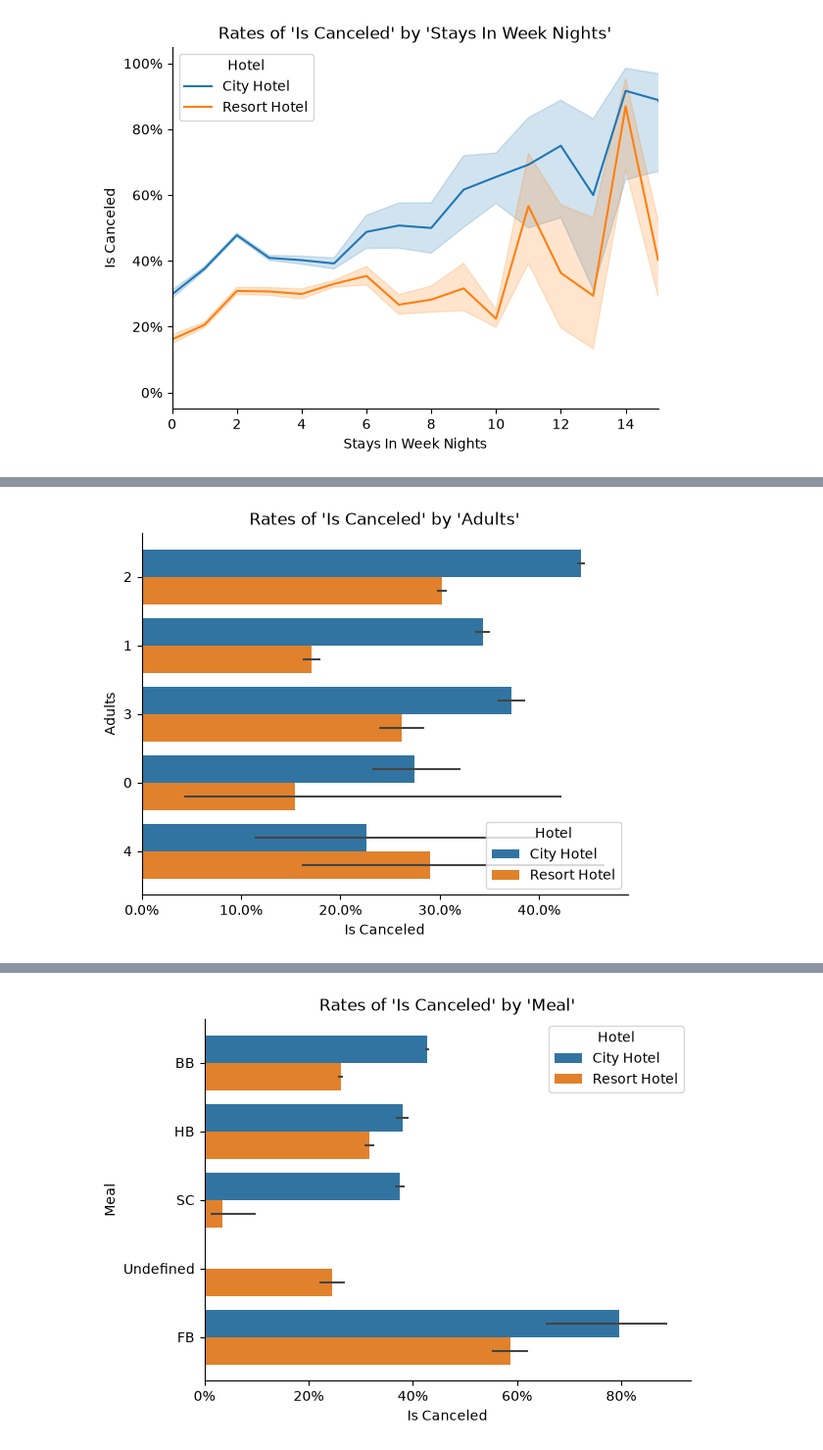
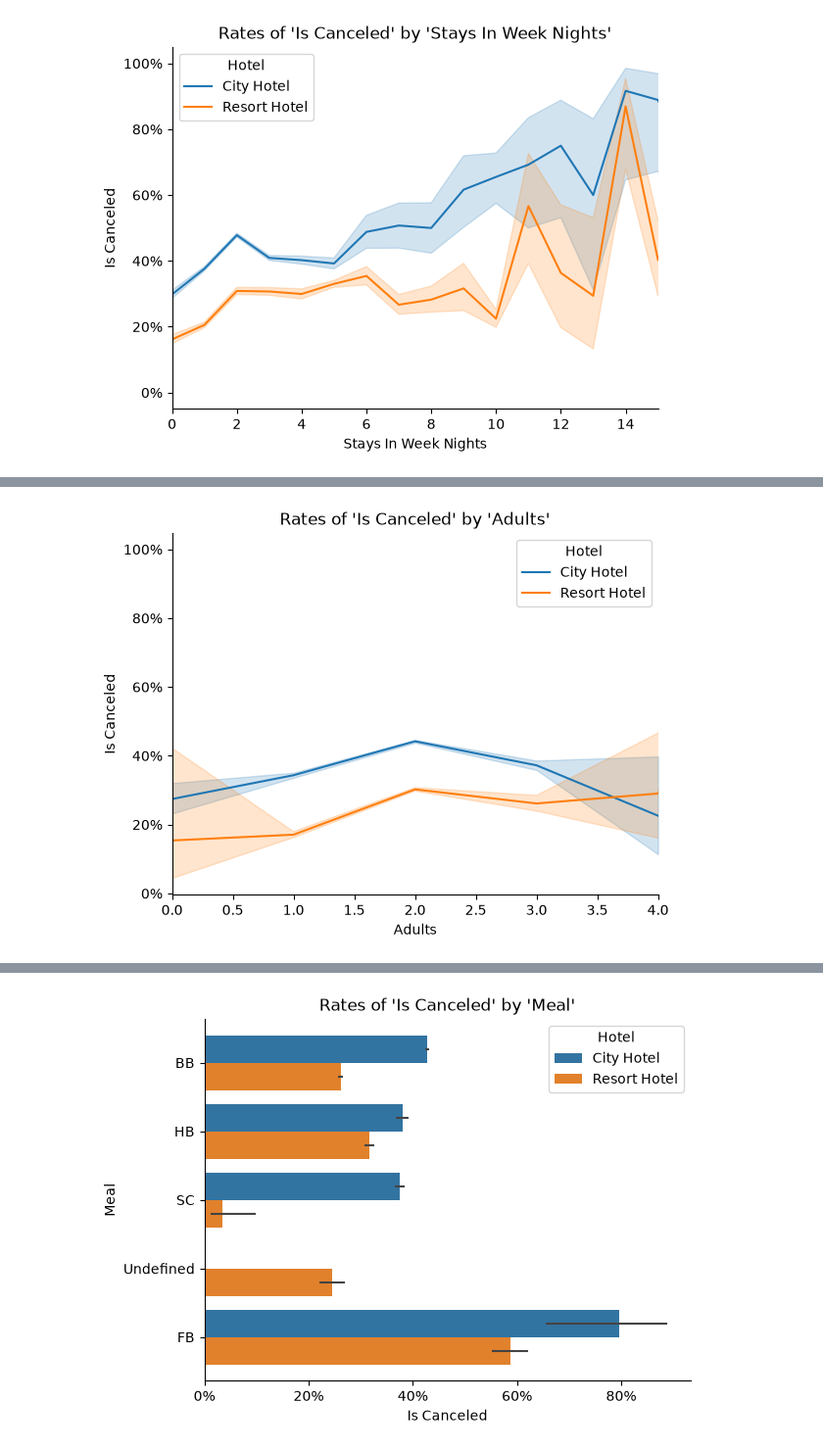
Before and after one commit to mcuzzii/hotel-booking-cancellations, a Jupyter notebook: notebooks/hotel.ipynb, the cells around one changed output, grey strips where cells are left out. Shown at 98% size. Cells and saved outputs as stored; diff of their text form; code cells hidden in the pictures.

```diff
--- a/notebooks/hotel.ipynb
+++ b/notebooks/hotel.ipynb
@@ -76,19 +74,6 @@ sns.despine(ax=ax)
 plt.show()
 # %% [output]
 [figure]
-# %%
-df['arrival_date'] = pd.to_datetime(
-    df['arrival_date_year'].astype(str)
-    + '-'
-    + df['arrival_date_month']
-    + '-'
-    + df['arrival_date_day_of_month'].astype(str),
-    format='%Y-%B-%d'
-)
-df['arrival_month_and_day'] = pd.to_datetime(
-    '2000-' + df['arrival_date'].dt.strftime('%m-%d'),
-    format='%Y-%m-%d'
-)
 # %%
 grouped_lineplot(df, 'arrival_date_week_number', 'is_canceled', 'hotel')
 # %% [output]
@@ -116,5 +169,5 @@ grouped_lineplot(df, 'stays_in_week_nights', 'is_canceled', 'hotel', xlim=(0, 15
 # %%
-grouped_barplot(df, 'adults', 'is_canceled', 'hotel', categories=[0, 1, 2, 3, 4])
+grouped_lineplot(df, 'adults', 'is_canceled', 'hotel', xlim=(0, 4))
 # %% [output]
-[figure, old version]
+[figure, new version]
 # %%
```
Also changed, not shown: parts of 30 cells of this notebook, 1 other file.
